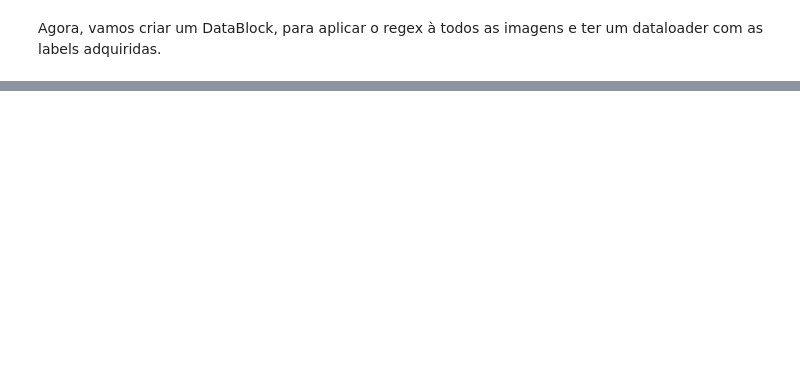
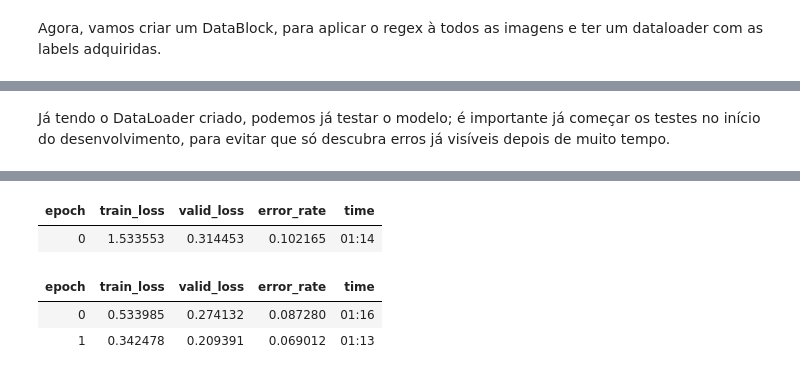
Before and after one commit to pxpc2/aprendizadodemaquina-unb, a Jupyter notebook: imgclassifier.ipynb, the cells around one changed output, grey strips where cells are left out. Drawn from its saved outputs; the diff is of its cells as text; code cells hidden in the pictures; blank space fills up the shorter version.

```diff
--- a/imgclassifier.ipynb
+++ b/imgclassifier.ipynb
@@ -48,0 +83,6 @@ dls = petsBlock.dataloaders(path/"images")
+# %% [markdown]
+Já tendo o DataLoader criado, podemos já testar o modelo; é importante já começar os testes no início do desenvolvimento, para evitar que só descubra erros já visíveis depois de muito tempo.
+# %%
+learn = vision_learner(dls, resnet34, metrics=error_rate)
+learn.fine_tune(2)
+# %% [output]
@@ -48,0 +90,5 @@ dls = petsBlock.dataloaders(path/"images")
+| epoch | train_loss | valid_loss | error_rate | time |
+| 0 | 1.533553 | 0.314453 | 0.102165 | 01:14 |
+| epoch | train_loss | valid_loss | error_rate | time |
+| 0 | 0.533985 | 0.274132 | 0.087280 | 01:16 |
+| 1 | 0.342478 | 0.209391 | 0.069012 | 01:13 |
```
Also changed, not shown: parts of 14 cells of this notebook.
